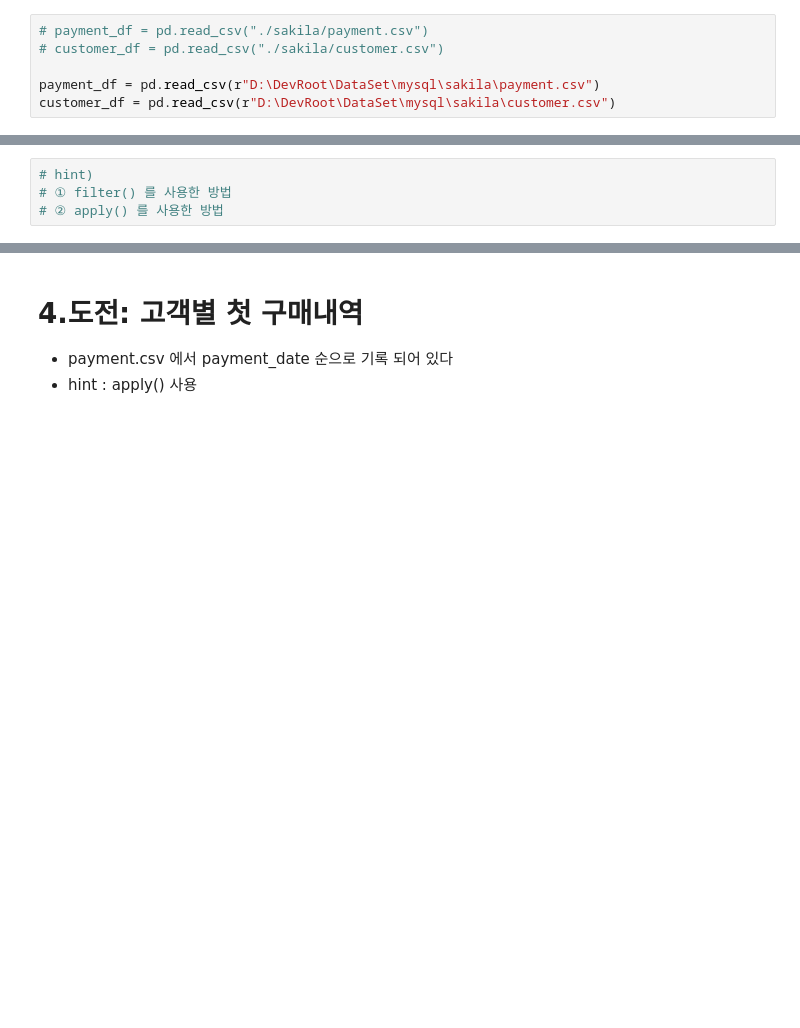
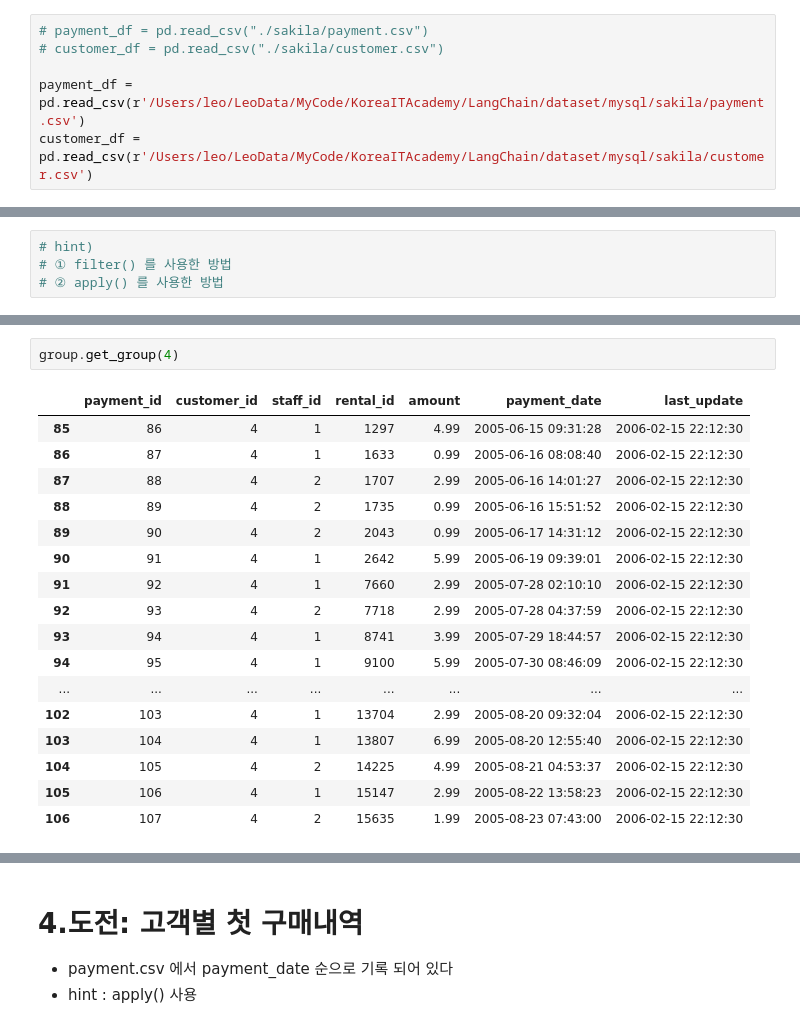
Before and after one commit to LeoChoi224/PyWork, a Jupyter notebook: 07_DataAnalysis/06b payment x customer (rev).ipynb, the cells around one changed output, grey strips where cells are left out. Cells and saved outputs as stored; diff of their text form; blank space fills up the shorter version.

```diff
--- a/07_DataAnalysis/06b payment x customer (rev).ipynb
+++ b/07_DataAnalysis/06b payment x customer (rev).ipynb
@@ -9,7 +9,7 @@ import numpy as np
 # payment_df = pd.read_csv("./sakila/payment.csv")
 # customer_df = pd.read_csv("./sakila/customer.csv")
 
-payment_df = pd.read_csv(r"D:\DevRoot\DataSet\mysql\sakila\payment.csv")
-customer_df = pd.read_csv(r"D:\DevRoot\DataSet\mysql\sakila\customer.csv")
+payment_df = pd.read_csv(r'/Users/leo/LeoData/MyCode/KoreaITAcademy/LangChain/dataset/mysql/sakila/payment.csv')
+customer_df = pd.read_csv(r'/Users/leo/LeoData/MyCode/KoreaITAcademy/LangChain/dataset/mysql/sakila/customer.csv')
 # %% [markdown]
 ### 데이터 탐색하기
@@ -88,0 +260,20 @@ group = payment_df.groupby("customer_id")  # 고객별로 쪼개기
+# %%
+group.get_group(4)
+# %% [output]
+|  | payment_id | customer_id | staff_id | rental_id | amount | payment_date | last_update |
+| 85 | 86 | 4 | 1 | 1297 | 4.99 | 2005-06-15 09:31:28 | 2006-02-15 22:12:30 |
+| 86 | 87 | 4 | 1 | 1633 | 0.99 | 2005-06-16 08:08:40 | 2006-02-15 22:12:30 |
+| 87 | 88 | 4 | 2 | 1707 | 2.99 | 2005-06-16 14:01:27 | 2006-02-15 22:12:30 |
+| 88 | 89 | 4 | 2 | 1735 | 0.99 | 2005-06-16 15:51:52 | 2006-02-15 22:12:30 |
+| 89 | 90 | 4 | 2 | 2043 | 0.99 | 2005-06-17 14:31:12 | 2006-02-15 22:12:30 |
+| 90 | 91 | 4 | 1 | 2642 | 5.99 | 2005-06-19 09:39:01 | 2006-02-15 22:12:30 |
+| 91 | 92 | 4 | 1 | 7660 | 2.99 | 2005-07-28 02:10:10 | 2006-02-15 22:12:30 |
+| 92 | 93 | 4 | 2 | 7718 | 2.99 | 2005-07-28 04:37:59 | 2006-02-15 22:12:30 |
+| 93 | 94 | 4 | 1 | 8741 | 3.99 | 2005-07-29 18:44:57 | 2006-02-15 22:12:30 |
+| 94 | 95 | 4 | 1 | 9100 | 5.99 | 2005-07-30 08:46:09 | 2006-02-15 22:12:30 |
+| ... | ... | ... | ... | ... | ... | ... | ... |
+| 102 | 103 | 4 | 1 | 13704 | 2.99 | 2005-08-20 09:32:04 | 2006-02-15 22:12:30 |
+| 103 | 104 | 4 | 1 | 13807 | 6.99 | 2005-08-20 12:55:40 | 2006-02-15 22:12:30 |
+| 104 | 105 | 4 | 2 | 14225 | 4.99 | 2005-08-21 04:53:37 | 2006-02-15 22:12:30 |
+| 105 | 106 | 4 | 1 | 15147 | 2.99 | 2005-08-22 13:58:23 | 2006-02-15 22:12:30 |
+| 106 | 107 | 4 | 2 | 15635 | 1.99 | 2005-08-23 07:43:00 | 2006-02-15 22:12:30 |
```
Also changed, not shown: parts of 41 cells of this notebook, 8 other files.
